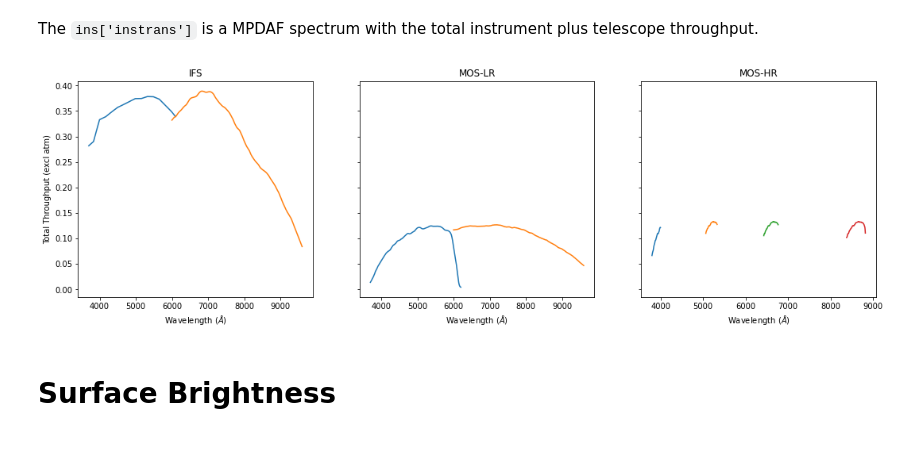
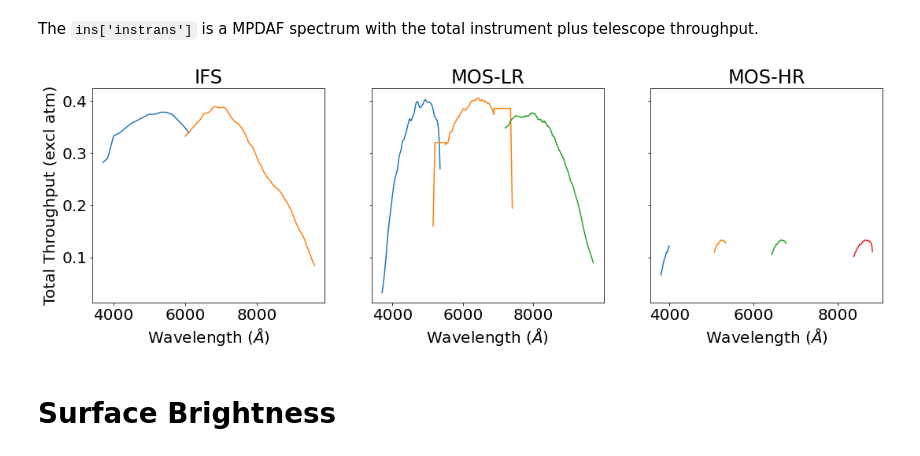
Before and after one commit to RolandBacon/pyetc, a Jupyter notebook: docs/tutorial.ipynb, the cells around one changed output. Cells and saved outputs as stored; diff of their text form; code cells hidden in the pictures.

```diff
--- a/docs/tutorial.ipynb
+++ b/docs/tutorial.ipynb
@@ -15,5 +15,5 @@ from pyetc.etc import show_noise, get_seeing_fwhm
 We start by creating the wst object with `wst = WST()`. To get more or less message, it is possible to use
 `wst = WST(log='DEBUG')` or `wst = WST(log='WARNING')` to have less.
 # %%
-wst = WST(log='DEBUG')
+wst = WST(log='INFO')
 # %% [markdown]
@@ -122,20 +128,21 @@ The `ins['instrans']` is a MPDAF spectrum with the total instrument plus telesco
 # %%
 fig,ax = plt.subplots(1,3,figsize=(18,5), sharey=True)
 ax[0].plot(wst.ifs['blue']['instrans'].wave.coord(), wst.ifs['blue']['instrans'].data)
 ax[0].plot(wst.ifs['red']['instrans'].wave.coord(), wst.ifs['red']['instrans'].data)
 ax[1].plot(wst.moslr['blue']['instrans'].wave.coord(), wst.moslr['blue']['instrans'].data)
+ax[1].plot(wst.moslr['orange']['instrans'].wave.coord(),wst.moslr['orange']['instrans'].data)
 ax[1].plot(wst.moslr['red']['instrans'].wave.coord(),wst.moslr['red']['instrans'].data)
 for chan in wst.moshr['channels']:
     ax[2].plot(wst.moshr[chan]['instrans'].wave.coord(),wst.moshr[chan]['instrans'].data)
 ax[0].set_xlabel(r'Wavelength ($\AA$)')
 ax[1].set_xlabel(r'Wavelength ($\AA$)')
 ax[2].set_xlabel(r'Wavelength ($\AA$)')
 ax[0].set_ylabel('Total Throughput (excl atm)')
 ax[0].set_title('IFS')
 ax[1].set_title('MOS-LR');
 ax[2].set_title('MOS-HR');
 # %% [output]
-[figure, old version]
+[figure, new version]
 # %% [markdown]
 # Surface Brightness
 # %% [markdown]
```
Also changed, not shown: parts of 9 cells of this notebook, 51 other files.
